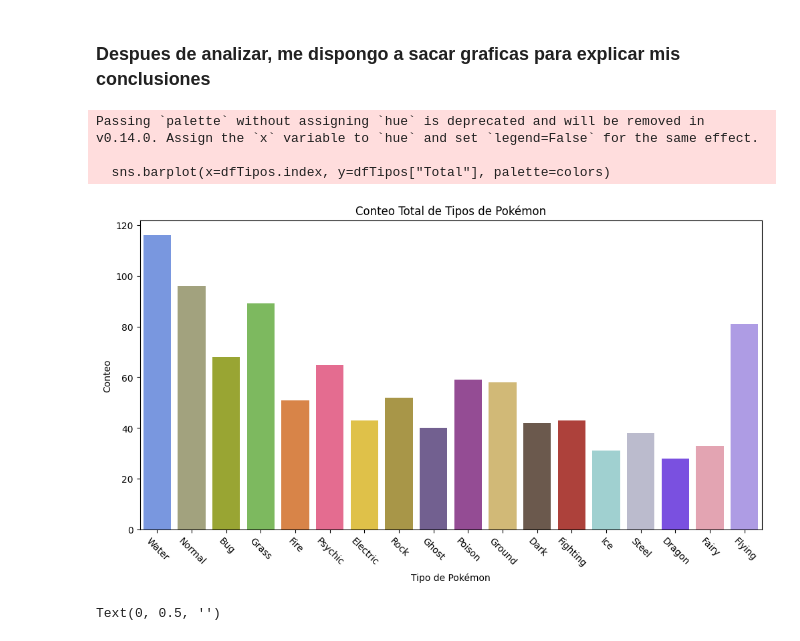
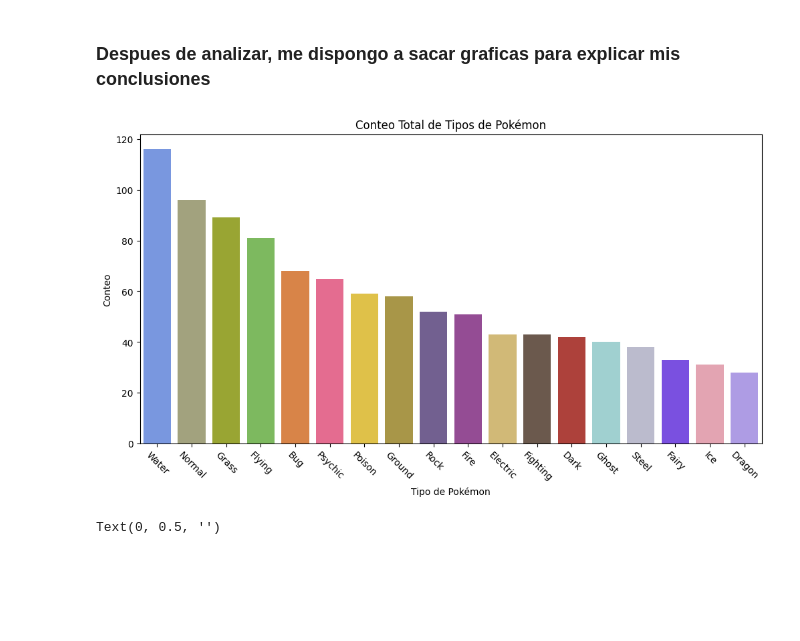
Before and after one commit to Volkmar87/EDA_Pokemon, a Jupyter notebook: 1-Memoria_EDA.ipynb, the cells around one changed output. Saved outputs shown, nothing was run; the diff lists cells and outputs as text; code cells hidden in the pictures; blank space fills up the shorter version.

```diff
--- a/1-Memoria_EDA.ipynb
+++ b/1-Memoria_EDA.ipynb
@@ -708,18 +711,16 @@ pokemon_type_colors = {
 }
 # %%
 colors = [pokemon_type_colors[tipo] for tipo in dfTipos.index]
+ordered_df = dfTipos.sort_values(by='Total', ascending=False)
 # %%
 plt.figure(figsize=(12, 6))
-sns.barplot(x=dfTipos.index, y=dfTipos["Total"], palette=colors)
+sns.barplot(x=ordered_df.index, y=ordered_df["Total"], palette=colors, order=ordered_df.index)
 plt.xticks(rotation=-45)
 plt.title('Conteo Total de Tipos de Pokémon')
 plt.xlabel('Tipo de Pokémon')
 plt.ylabel('Conteo');
 # %% [output]
-Passing `palette` without assigning `hue` is deprecated and will be removed in v0.14.0. Assign the `x` variable to `hue` and set `legend=False` for the same effect.
-
-  sns.barplot(x=dfTipos.index, y=dfTipos["Total"], palette=colors)
-[figure, old version]
+[figure, new version]
 # %%
 plt.figure(figsize=(8, 8))
 dfTipos['Total'].plot(kind='pie', labels=dfTipos.index, autopct='%1.0f%%', legend=False,colors=colors)
```
Also changed, not shown: parts of 18 cells of this notebook, 37 other files.
